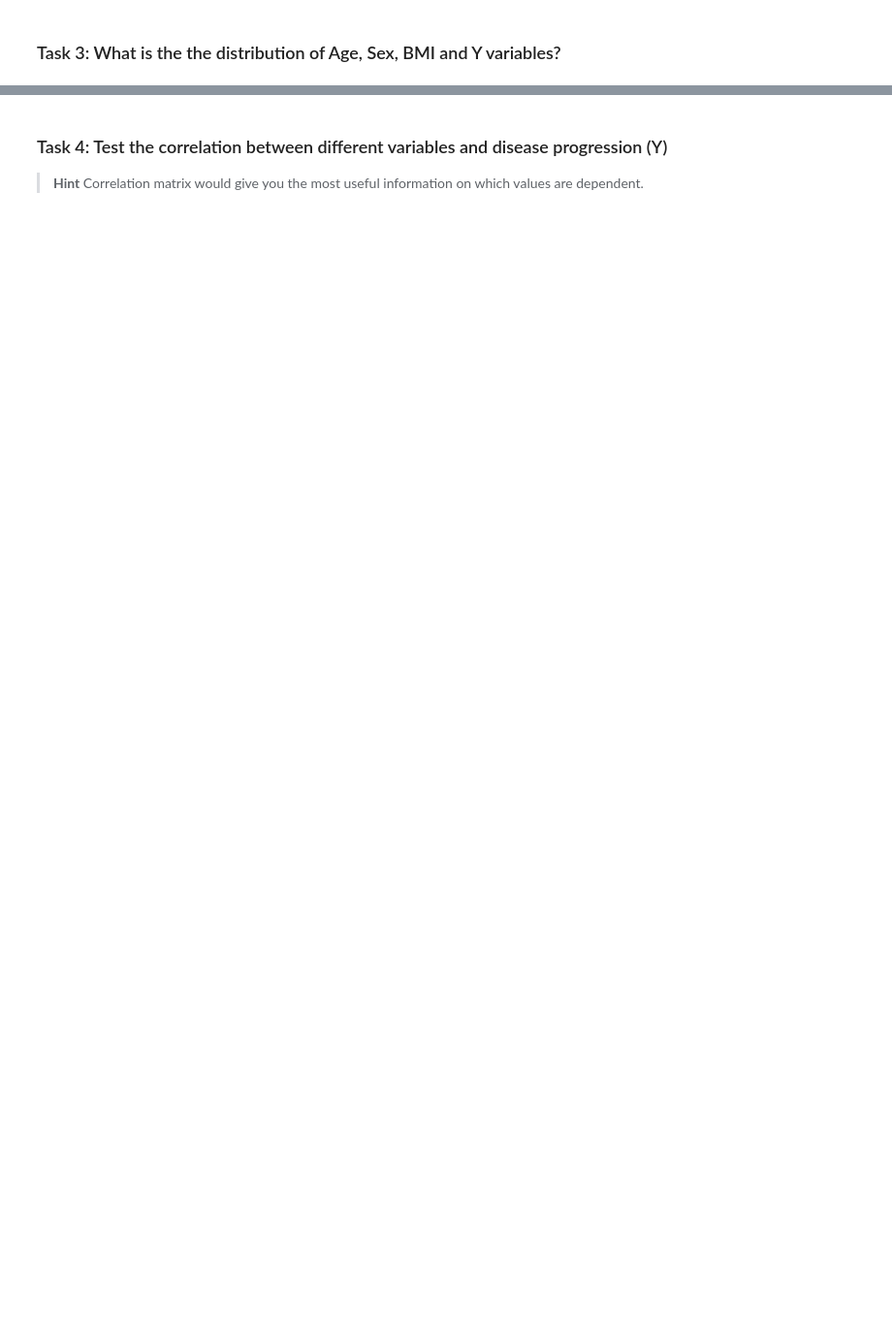
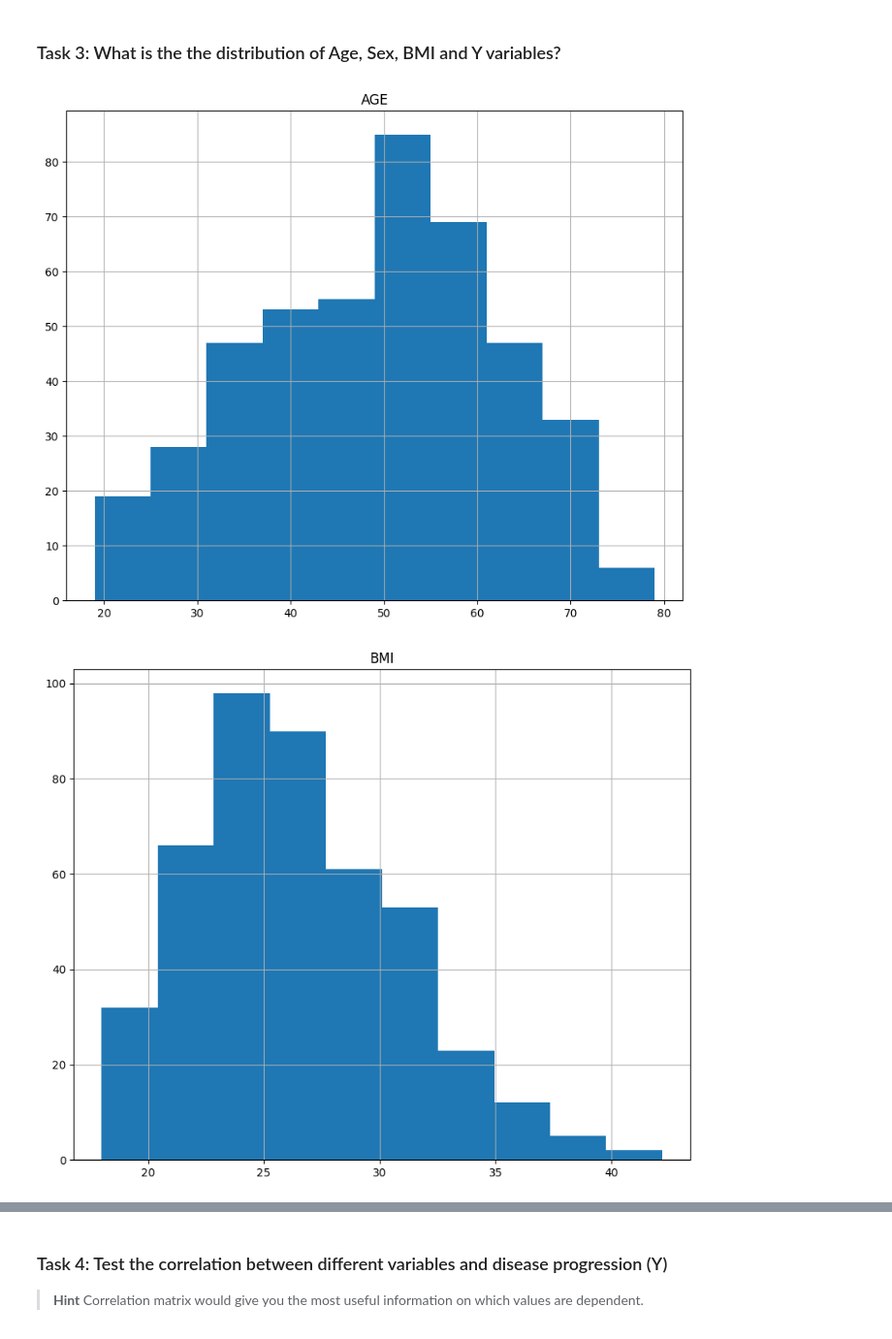
Before and after one commit to fikranaufal/Python_Project, a Jupyter notebook: Data-Science-For-Beginners/1-Introduction/04-stats-and-probability/assignment.ipynb, the cells around one changed output, grey strips where cells are left out. Shown at 97% size. Saved outputs shown, nothing was run; the diff lists cells and outputs as text; code cells hidden in the pictures; blank space fills up the shorter version.

```diff
--- a/Data-Science-For-Beginners/1-Introduction/04-stats-and-probability/assignment.ipynb
+++ b/Data-Science-For-Beginners/1-Introduction/04-stats-and-probability/assignment.ipynb
@@ -33,2 +74,11 @@ Let's study this dataset using methods of probability and statistics.
 # %% [markdown]
 ### Task 3: What is the the distribution of Age, Sex, BMI and Y variables?
+# %%
+df.hist(column='AGE', figsize=(10,8)) # Histogram for AGE is normal distributed
+df.hist(column='BMI', figsize=(10,8)) # Histogram for BMI is right skewed
+df.hist(column='Y', figsize=(10,8)) # Histogram for BP is right skewed
+plt.tight_layout() # Adjust subplots to fit into figure area.
+plt.show() # Display the plots
+# %% [output]
+[figure, added]
+[figure, added]
```
Also changed, not shown: parts of 26 cells of this notebook, 2 other files.
